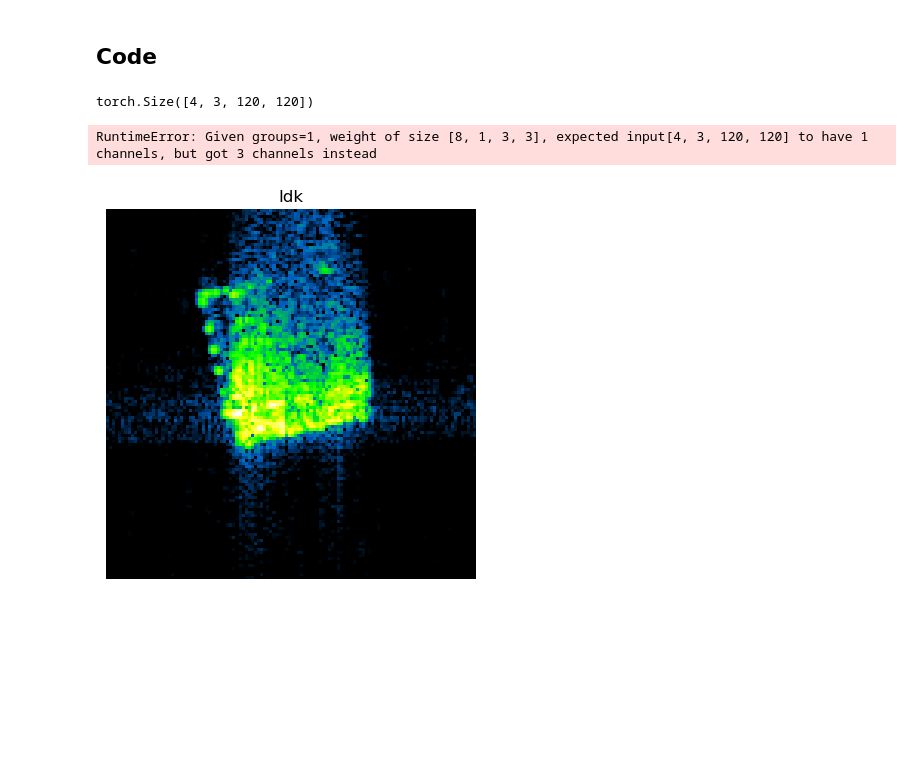
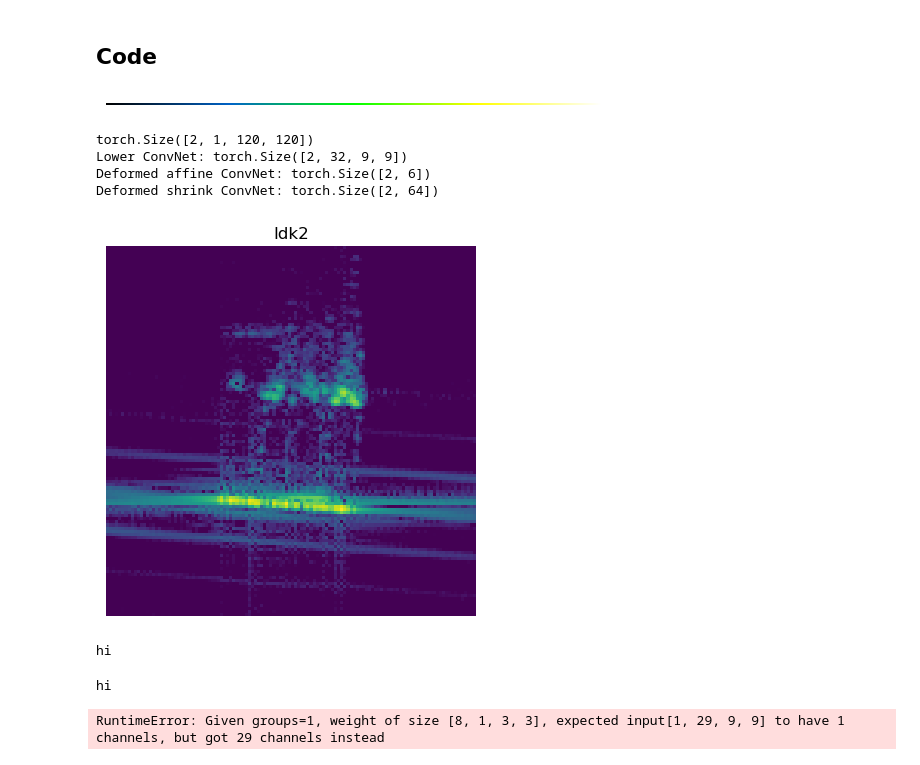
Before and after one commit to wzsmith/isar-classification, a Jupyter notebook: SAISAR.ipynb, the cells around one changed output. Cells and saved outputs as stored; diff of their text form; code cells hidden in the pictures; blank space fills up the shorter version.

```diff
--- a/SAISAR.ipynb
+++ b/SAISAR.ipynb
@@ -19,15 +21,20 @@ class ISARDataset(Dataset):
         self.img_dir = img_dir
         self.transform = transform
         self.target_transform = target_transform
+        self.palette = None
 
     def __len__(self):
         return len(self.img_labels)
 
     def __getitem__(self, idx):
         img_path = os.path.join(self.img_dir, self.img_labels.iloc[idx, 0])
-        image = imread(img_path)
-        image = transforms.ToTensor()(image).float() # Convert to float
+        image = read_image(img_path).float()
+        # image = transforms.ToTensor()(image).float() # Convert to float
         label = self.img_labels.iloc[idx, 1]
+        image2 = Image.open(img_path)
+
+        if self.palette is None:
+            self.palette = np.array(image2.getpalette()).reshape(-1, 3)
         if self.transform:
             image = self.transform(image)
         if self.target_transform:
@@ -375,54 +382,59 @@ class_names = {
 # Training Setup
 center_crop = transforms.CenterCrop(size=(120, 120)) # 250 x 170 optimal, but paper uses 120 x 120
 
-dataset = ISARDataset('test/test_labels.csv', 'data/', transform=center_crop)
+dataset = ISARDataset('test/test_labels.csv', 'test/data', transform=center_crop)
 train_size = int(0.8 * len(dataset))
 test_size = len(dataset) - train_size
 train_dataset, test_dataset = random_split(dataset, [train_size, test_size])
 
-train_dataloader = DataLoader(train_dataset, batch_size=4, shuffle=True)
-test_dataloader = DataLoader(test_dataset, batch_size=4, shuffle=False)
+train_dataloader = DataLoader(train_dataset, batch_size=2, shuffle=True)
+test_dataloader = DataLoader(test_dataset, batch_size=3, shuffle=False)
 
 model = SAISARNet(num_classes=4)
 optimizer = optim.Adam(model.parameters(), lr=0.001)
 criterion = nn.CrossEntropyLoss()
 
 image_batch, label_batch = next(iter(train_dataloader))
 image, label = image_batch[0], int(label_batch[0])
+
+# Show image palette
+plt.imshow(dataset.palette[np.newaxis, :, :])
+plt.axis('off')
+plt.show()
+
 plt.imshow(image.permute(1, 2, 0))
 plt.title(class_names[label])
 plt.axis(False)
 
-# After you've created your model (e.g., model = SAISARNet(...))
-
-# for name, param in model.named_parameters():
-#     print(f'Parameter name: {name}, Shape: {param.size()}, Values: {param}')
-
 print(image_batch.shape)
-# print(model.forward(image_batch).shape)
+# print(model(image_batch).shape)
 print(f'Lower ConvNet: {model.lower_convnet(image_batch).shape}')
 print(f'Deformed affine ConvNet: {model.deform_affine(image_batch).shape}')
 print(f'Deformed shrink ConvNet: {model.deform_shrink(image_batch).shape}')
 
 # # Training Loop (Conceptual)
 # for epoch in range(num_epochs):
 #     for images, labels in train_loader:
 #         # ... training logic (zero gradients, forward pass, loss calculation, backward pass, optimization step)
 
 # # Evaluation Loop (Conceptual)
 # with torch.no_grad():
 #     for images, labels in test_loader:
 #         # ... evaluation logic (model prediction, accuracy calculation)
 # %% [output]
+[figure, new version]
-torch.Size([4, 3, 120, 120])
+torch.Size([2, 1, 120, 120])
+Lower ConvNet: torch.Size([2, 32, 9, 9])
+Deformed affine ConvNet: torch.Size([2, 6])
+Deformed shrink ConvNet: torch.Size([2, 64])
-RuntimeError: Given groups=1, weight of size [8, 1, 3, 3], expected input[4, 3, 120, 120] to have 1 channels, but got 3 channels instead
-[figure, old version]
+[figure, added]
 # %%
 import torch
 import torch.optim as optim
 from torch.utils.data import DataLoader
 from tqdm import tqdm  # Progress bar (optional, but highly recommended)
 
+num_classes = 4
 
 # Training Setup
 train_loader = DataLoader(train_dataset, batch_size=64, shuffle=True)
@@ -443,7 +455,7 @@ for epoch in range(num_epochs):
 
     progress_bar = tqdm(train_loader, desc=f"Epoch {epoch+1}/{num_epochs}")  # Progress bar
 
-    for images, labels in progress_Fbar:
+    for images, labels in progress_bar:
         images, labels = images.to(device), labels.to(device)
 
         optimizer.zero_grad()  # Zero the gradients from the previous iteration
@@ -465,6 +477,10 @@ for epoch in range(num_epochs):
 
 # Save the Model (Optional)
 torch.save(model.state_dict(), "saisar_net_model.pth")
+# %% [output]
+hi
+hi
+RuntimeError: Given groups=1, weight of size [8, 1, 3, 3], expected input[1, 29, 9, 9] to have 1 channels, but got 29 channels instead
 # %%
 import torch
 import torch.nn as nn
```
Also changed, not shown: parts of 1 cell of this notebook.
